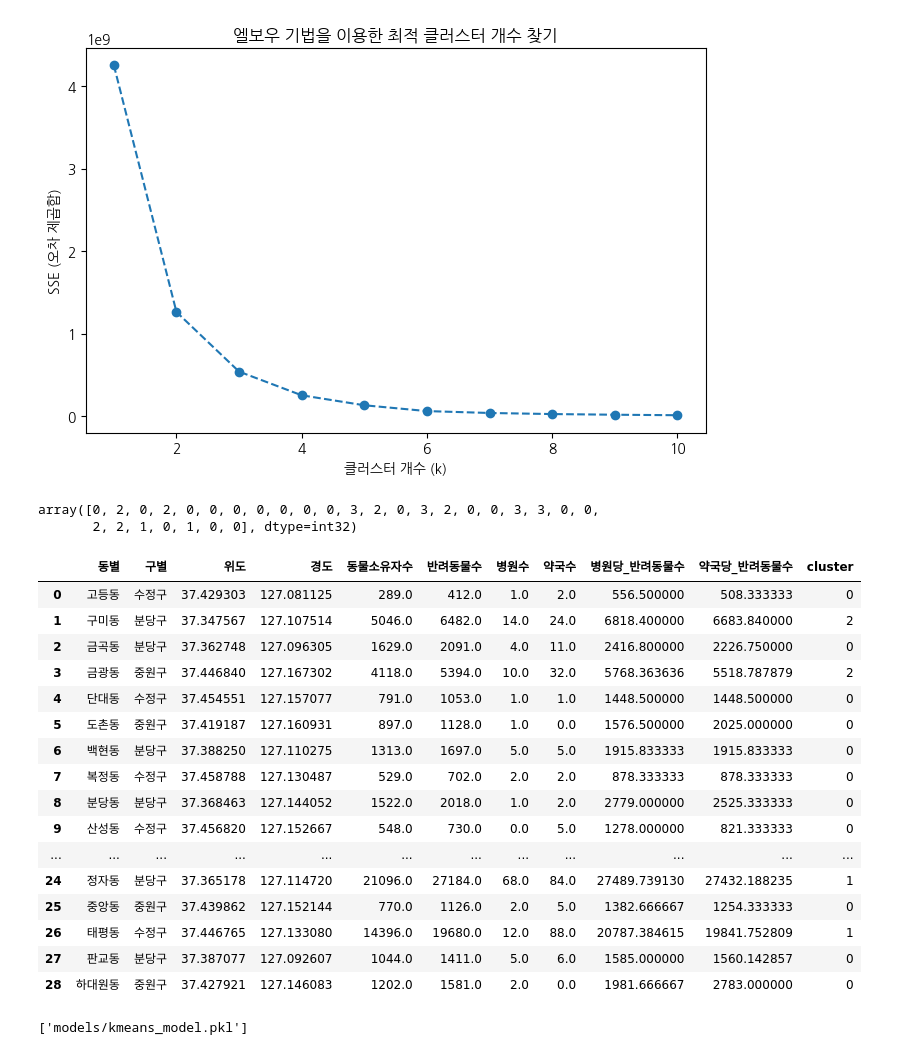
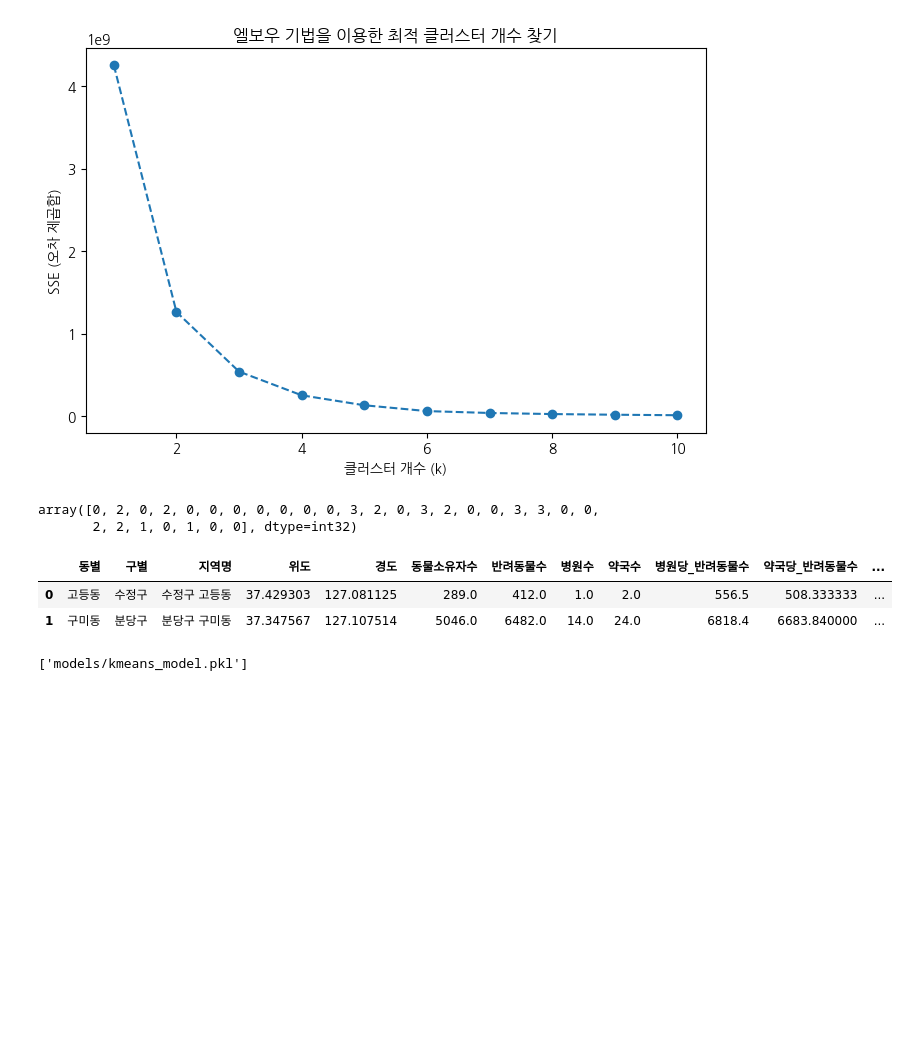
Before and after one commit to marurun66/pet_infra, a Jupyter notebook: ml_p_h.ipynb, the cells around one changed output. Saved outputs shown, nothing was run; the diff lists cells and outputs as text; code cells hidden in the pictures; blank space fills up the shorter version.

```diff
--- a/ml_p_h.ipynb
+++ b/ml_p_h.ipynb
@@ -182,6 +182,7 @@ merged_df
 # 동일한 동명 병합 (반려동물 수 및 병원/약국 수 합산)
 merged_df=merged_df.groupby("동별", as_index=False).agg({
     "구별": "first",
+    "지역명": "first",
     "위도": "mean",
     "경도": "mean",
     "동물소유자수": "sum",
@@ -254,6 +255,6 @@ X
 # %%
-#동별은 제외
-X=X.drop(['동별'], axis=1)
+#동별, 지역명은 X에서 제외
+X=X.drop(['동별','지역명'], axis=1)
 # %%
 X
 # %% [output]
@@ -312,27 +328,13 @@ y_pred
 array([0, 2, 0, 2, 0, 0, 0, 0, 0, 0, 0, 3, 2, 0, 3, 2, 0, 0, 3, 3, 0, 0,
        2, 2, 1, 0, 1, 0, 0], dtype=int32)
 # %%
-merged_df['cluster']=y_pred
+merged_df['클러스터']=y_pred
 # %%
-merged_df
+merged_df.head(2)
 # %% [output]
-|  | 동별 | 구별 | 위도 | 경도 | 동물소유자수 | 반려동물수 | 병원수 | 약국수 | 병원당_반려동물수 | 약국당_반려동물수 | cluster |
-| 0 | 고등동 | 수정구 | 37.429303 | 127.081125 | 289.0 | 412.0 | 1.0 | 2.0 | 556.500000 | 508.333333 | 0 |
-| 1 | 구미동 | 분당구 | 37.347567 | 127.107514 | 5046.0 | 6482.0 | 14.0 | 24.0 | 6818.400000 | 6683.840000 | 2 |
-| 2 | 금곡동 | 분당구 | 37.362748 | 127.096305 | 1629.0 | 2091.0 | 4.0 | 11.0 | 2416.800000 | 2226.750000 | 0 |
-| 3 | 금광동 | 중원구 | 37.446840 | 127.167302 | 4118.0 | 5394.0 | 10.0 | 32.0 | 5768.363636 | 5518.787879 | 2 |
-| 4 | 단대동 | 수정구 | 37.454551 | 127.157077 | 791.0 | 1053.0 | 1.0 | 1.0 | 1448.500000 | 1448.500000 | 0 |
-| 5 | 도촌동 | 중원구 | 37.419187 | 127.160931 | 897.0 | 1128.0 | 1.0 | 0.0 | 1576.500000 | 2025.000000 | 0 |
-| 6 | 백현동 | 분당구 | 37.388250 | 127.110275 | 1313.0 | 1697.0 | 5.0 | 5.0 | 1915.833333 | 1915.833333 | 0 |
-| 7 | 복정동 | 수정구 | 37.458788 | 127.130487 | 529.0 | 702.0 | 2.0 | 2.0 | 878.333333 | 878.333333 | 0 |
-| 8 | 분당동 | 분당구 | 37.368463 | 127.144052 | 1522.0 | 2018.0 | 1.0 | 2.0 | 2779.000000 | 2525.333333 | 0 |
-| 9 | 산성동 | 수정구 | 37.456820 | 127.152667 | 548.0 | 730.0 | 0.0 | 5.0 | 1278.000000 | 821.333333 | 0 |
-| ... | ... | ... | ... | ... | ... | ... | ... | ... | ... | ... | ... |
-| 24 | 정자동 | 분당구 | 37.365178 | 127.114720 | 21096.0 | 27184.0 | 68.0 | 84.0 | 27489.739130 | 27432.188235 | 1 |
-| 25 | 중앙동 | 중원구 | 37.439862 | 127.152144 | 770.0 | 1126.0 | 2.0 | 5.0 | 1382.666667 | 1254.333333 | 0 |
-| 26 | 태평동 | 수정구 | 37.446765 | 127.133080 | 14396.0 | 19680.0 | 12.0 | 88.0 | 20787.384615 | 19841.752809 | 1 |
-| 27 | 판교동 | 분당구 | 37.387077 | 127.092607 | 1044.0 | 1411.0 | 5.0 | 6.0 | 1585.000000 | 1560.142857 | 0 |
-| 28 | 하대원동 | 중원구 | 37.427921 | 127.146083 | 1202.0 | 1581.0 | 2.0 | 0.0 | 1981.666667 | 2783.000000 | 0 |
+|  | 동별 | 구별 | 지역명 | 위도 | 경도 | 동물소유자수 | 반려동물수 | 병원수 | 약국수 | 병원당_반려동물수 | 약국당_반려동물수 | ... |
+| 0 | 고등동 | 수정구 | 수정구 고등동 | 37.429303 | 127.081125 | 289.0 | 412.0 | 1.0 | 2.0 | 556.5 | 508.333333 | ... |
+| 1 | 구미동 | 분당구 | 분당구 구미동 | 37.347567 | 127.107514 | 5046.0 | 6482.0 | 14.0 | 24.0 | 6818.4 | 6683.840000 | ... |
 # %%
 # X 파일 저장
 X.to_csv("data/X.csv", index=False)
```
Also changed, not shown: parts of 4 cells of this notebook, 3 other files.
